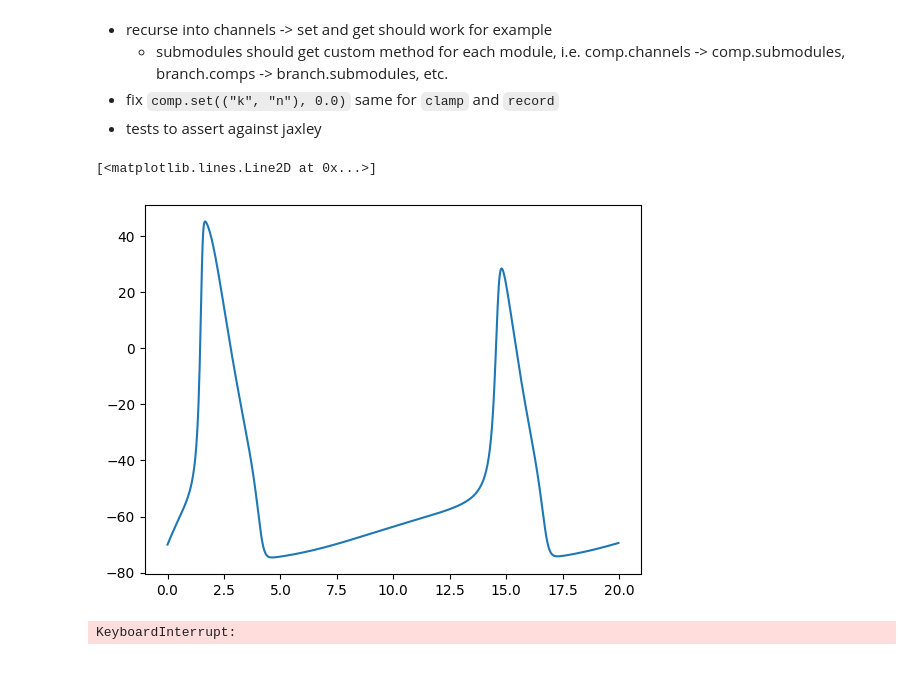
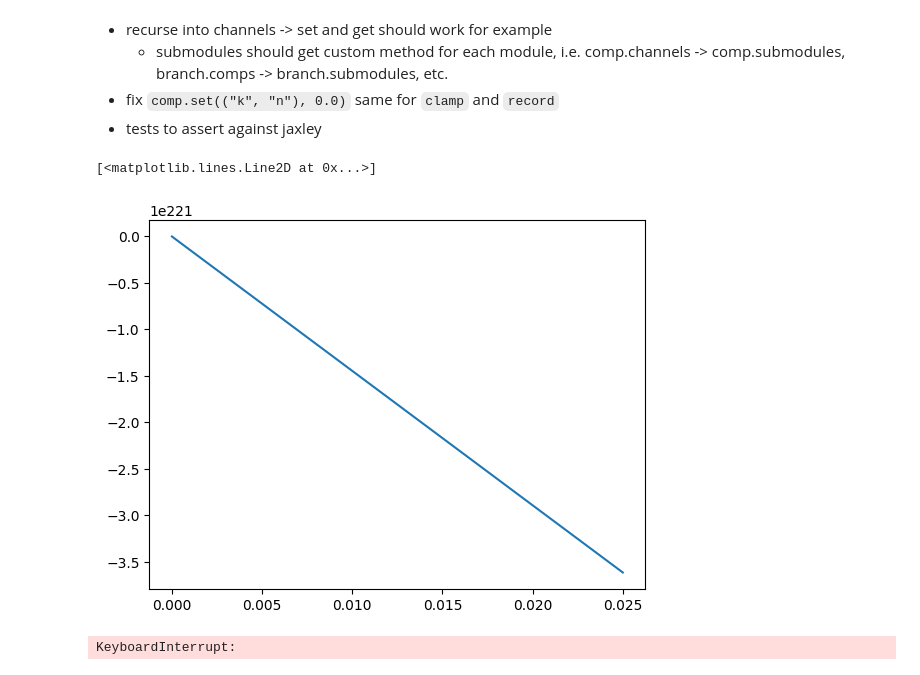
Before and after one commit to jnsbck/tinyjaxley, a Jupyter notebook: dev.ipynb, the cells around one changed output. Saved outputs shown, nothing was run; the diff lists cells and outputs as text; code cells hidden in the pictures.

Commit message:
wip: comp integration working with new setup

```diff
--- a/dev.ipynb
+++ b/dev.ipynb
@@ -24,12 +24,13 @@ from diffrax import diffeqsolve, ODETerm, SaveAt, Dopri5
 # %%
 comp = Compartment()
 # comp.record("v")
-# comp.add(Leak())
-# comp.add(Na())
-# comp.add(K())
+comp.insert(Leak())
+comp.insert(Na())
+comp.insert(K())
 # comp.stimulate(lambda t, u, p: 0.01)
 
-# t0 = 0
-# p = comp.params
+t0 = 0
+p = comp.params
+u0 = comp.states
 # comp.set("v", -70.0)
 # u0 = comp.init(t0, comp.states, comp.params)
@@ -57,10 +56,10 @@ ts = jnp.arange(*tspan, 0.025)
 saveat = SaveAt(ts = ts)
 sol = diffeqsolve(ode, Dopri5(), *tspan, y0 = u0, dt0 = 0.025, saveat = saveat, args = p)
 # %%
-plt.plot(sol.ts, sol.ys["v"])
+plt.plot(sol.ts, sol.ys[0]["v"])
 # %% [output]
 [<matplotlib.lines.Line2D at 0x...>]
-[figure, old version]
+[figure, new version]
 # %%
 branch = Branch([Compartment()]*100)
 branch.record("v")
```
Also changed, not shown: parts of 2 cells of this notebook, 9 other files.
